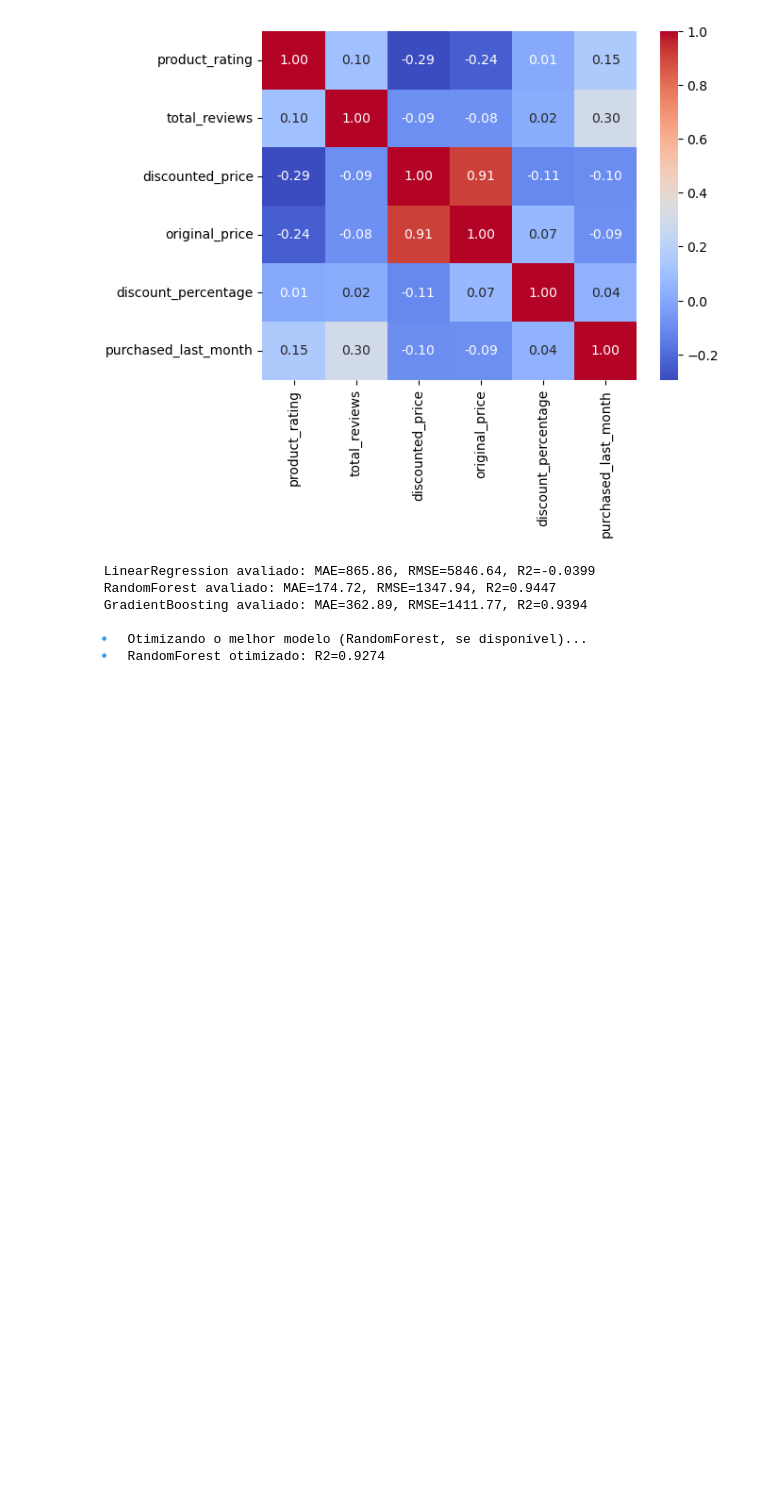
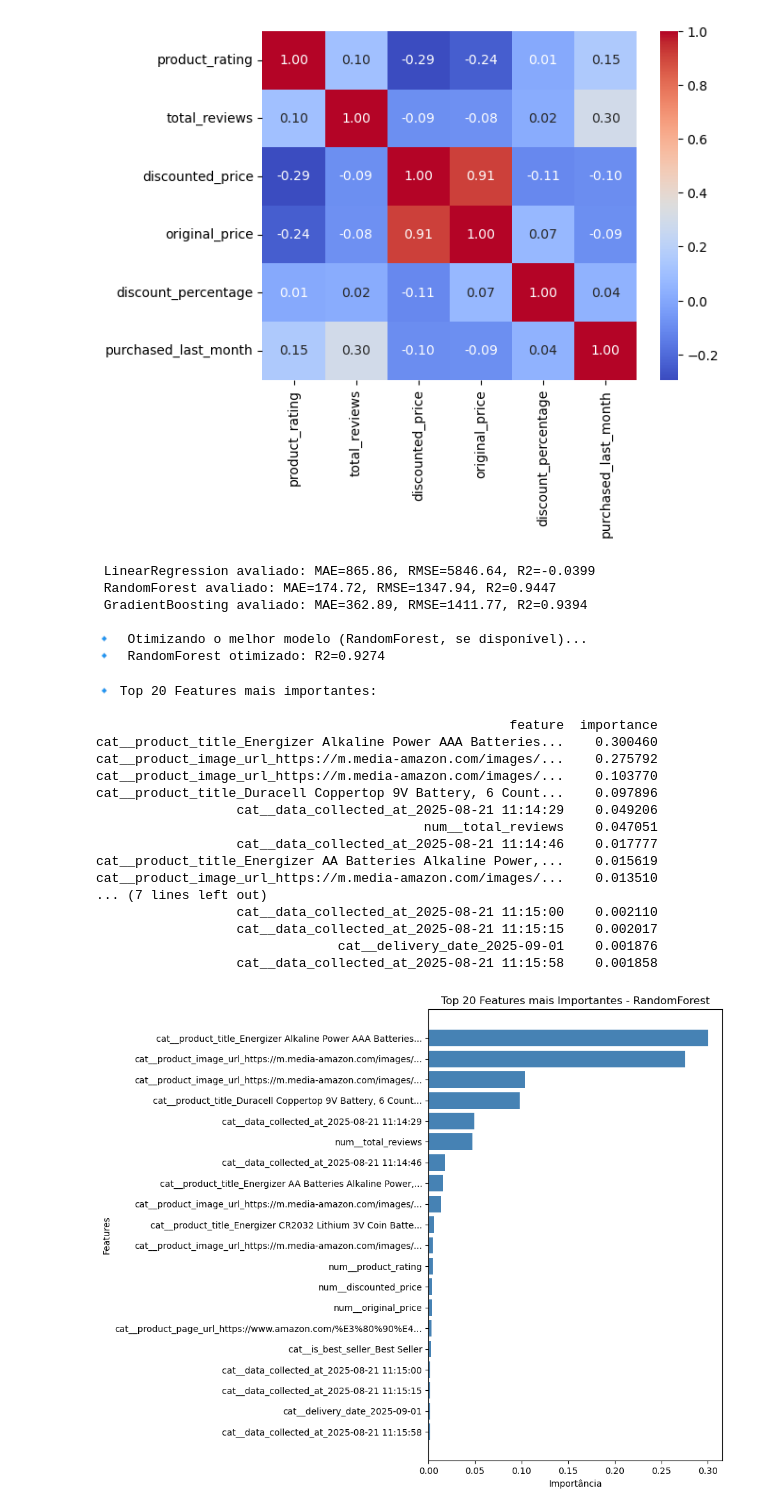
Before and after one commit to HenriKCorrea/am-tp, a Jupyter notebook: src/notebooks/fonte_final_cmp263_final.ipynb, the cells around one changed output. Drawn from its saved outputs; the diff is of its cells as text; code cells hidden in the pictures; blank space fills up the shorter version.

Commit message:
feat: add feature importance

```diff
--- a/src/notebooks/fonte_final_cmp263_final.ipynb
+++ b/src/notebooks/fonte_final_cmp263_final.ipynb
@@ -116,6 +116,12 @@ def plot_predictions_interactive(y_true, y_pred, output_file):
         plt.savefig(output_file.replace(".html", ".png"))
         plt.close()
         print(f"[INFO] Gráfico Matplotlib salvo em {output_file.replace(".html", ".png")}")
+
+def truncate_feature_name(name, max_length=60):
+    """Trunca nomes de features longos, preservando o início."""
+    if len(name) <= max_length:
+        return name
+    return name[:max_length-3] + '...'
 # %%
 # =========================
 # Carregar dataset
@@ -317,15 +323,74 @@ y_pred_best = best_model_result["y_pred"]
 # %%
 # =========================
 # (iv) Interpretação e análise crítica
 # =========================
 
 feature_importances = pd.DataFrame()
 # Feature importance só é aplicável a modelos baseados em árvore como RandomForest
 
 if "RandomForest" in best_model_name:
     # Extrair feature importances do modelo dentro do pipeline
     regressor = best_model.named_steps["regressor"]
 
     # Obter nomes das features após o OneHotEncoding
     # Nota: get_feature_names_out é o método correto para ColumnTransformer
-    processed_feature_names = preprocessor.get_feature_names_out()
+    raw_feature_names = preprocessor.get_feature_names_out()
+    processed_feature_names = [truncate_feature_name(name) for name in raw_feature_names]
+
+    # Criar DataFrame com importâncias
+    feature_importances = pd.DataFrame({
+        'feature': processed_feature_names,
+        'importance': regressor.feature_importances_
+    }).sort_values('importance', ascending=False)
+
+    # Plot das top 5 features
+    top_n = 20
+    print(f"\n🔹 Top {top_n} Features mais importantes:\n")
+    print(feature_importances.head(top_n).to_string(index=False))
+
+    plt.figure(figsize=(10, 8))
+    top_features = feature_importances.head(top_n)
+
+    plt.barh(range(len(top_features)), top_features['importance'].values, color='steelblue')
+    plt.yticks(range(len(top_features)), top_features['feature'].values)
+    plt.xlabel('Importância')
+    plt.ylabel('Features')
+    plt.title(f'Top {top_n} Features mais Importantes - {best_model_name}')
+    plt.gca().invert_yaxis()
+    plt.tight_layout()
+    plt.show()
+
+    # Plot interativo com Plotly (se disponível)
+    if PLOTLY_AVAILABLE:
+        fig = px.bar(
+            feature_importances.head(top_n),
+            x='importance',
+            y='feature',
+            orientation='h',
+            title=f'Top {top_n} Features mais Importantes - {best_model_name}',
+            labels={'importance': 'Importância', 'feature': 'Feature'}
+        )
+        fig.update_layout(yaxis={'categoryorder':'total ascending'}, height=600)
+
+else:
+    print(f"\n[INFO] Feature importance não disponível para {best_model_name}")
+    print("[INFO] Este recurso está disponível apenas para modelos baseados em árvore (RandomForest, GradientBoosting)")
+# %% [output]
+🔹 Top 20 Features mais importantes:
+
+                                                     feature  importance
+cat__product_title_Energizer Alkaline Power AAA Batteries...    0.300460
+cat__product_image_url_https://m.media-amazon.com/images/...    0.275792
+cat__product_image_url_https://m.media-amazon.com/images/...    0.103770
+cat__product_title_Duracell Coppertop 9V Battery, 6 Count...    0.097896
+                  cat__data_collected_at_2025-08-21 11:14:29    0.049206
+                                          num__total_reviews    0.047051
+                  cat__data_collected_at_2025-08-21 11:14:46    0.017777
+cat__product_title_Energizer AA Batteries Alkaline Power,...    0.015619
+cat__product_image_url_https://m.media-amazon.com/images/...    0.013510
+... (7 lines left out)
+                  cat__data_collected_at_2025-08-21 11:15:00    0.002110
+                  cat__data_collected_at_2025-08-21 11:15:15    0.002017
+                               cat__delivery_date_2025-09-01    0.001876
+                  cat__data_collected_at_2025-08-21 11:15:58    0.001858
+[figure, added]
```
